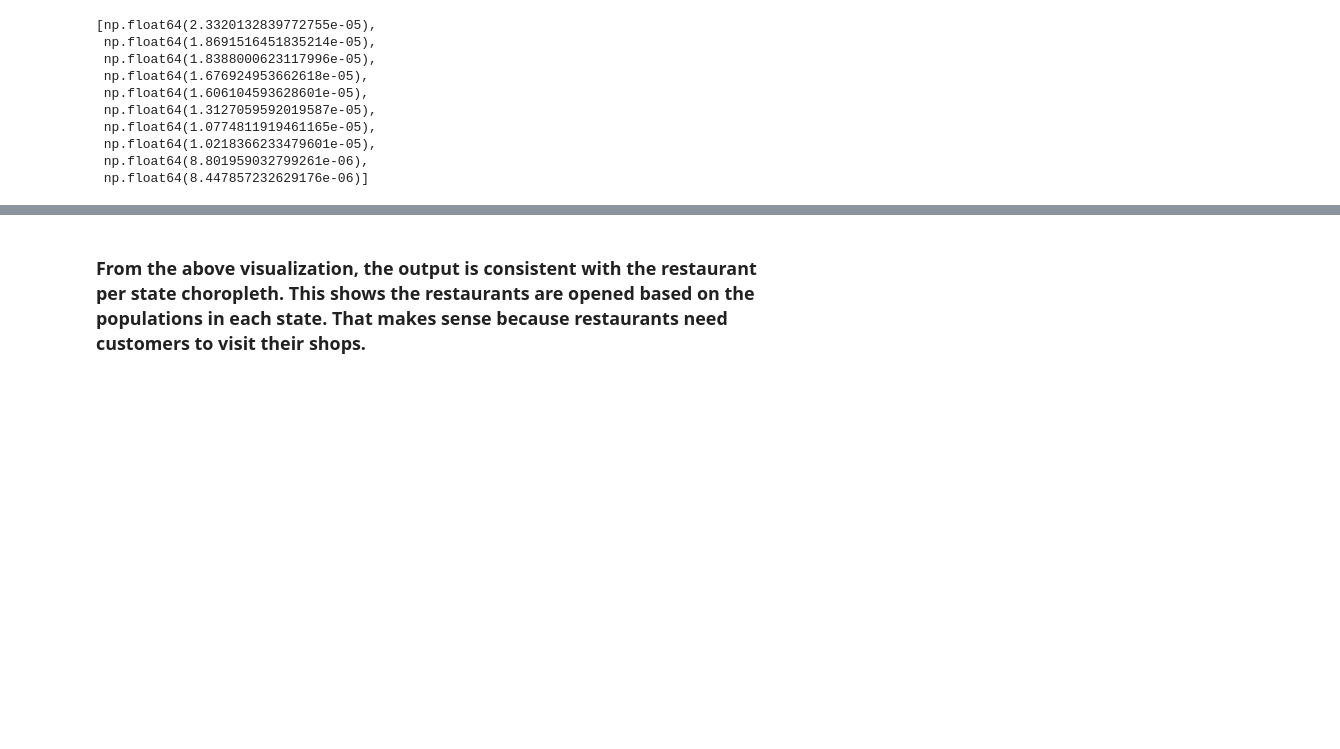
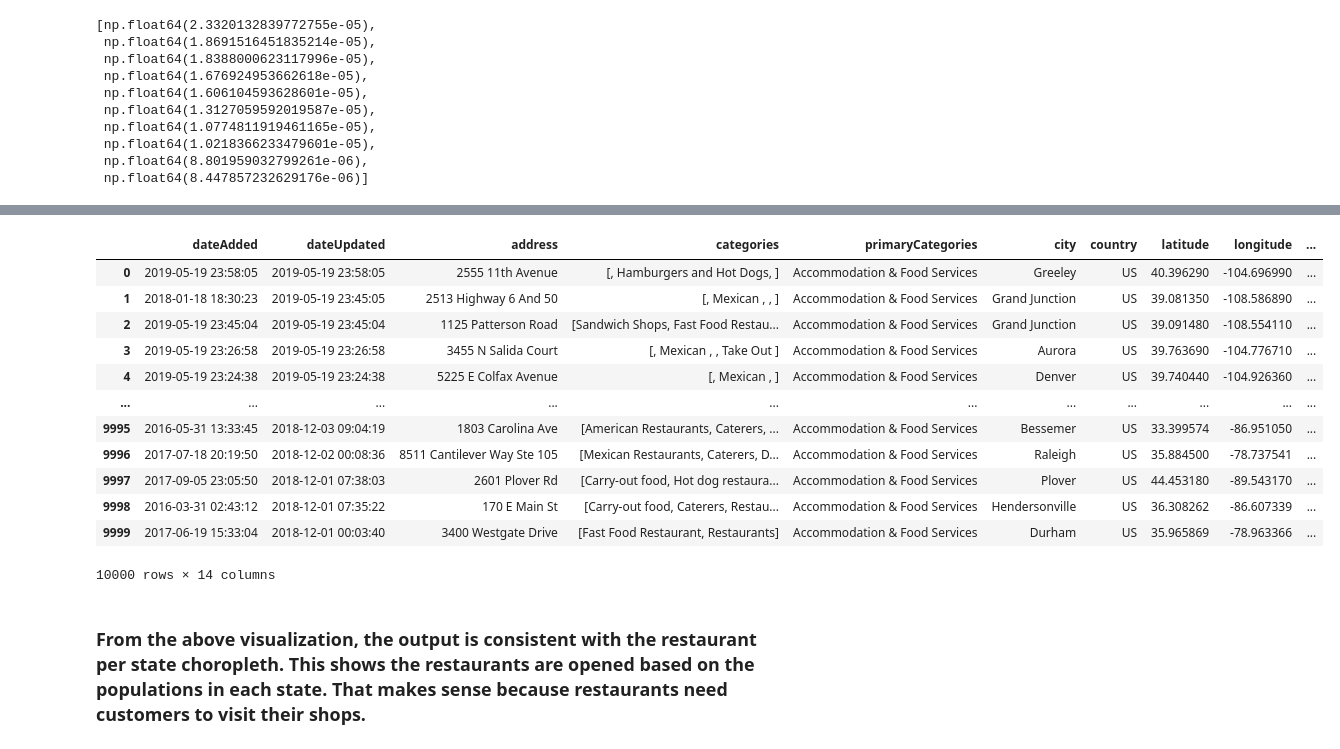
Before and after one commit to damiatus/TallerDeVisua, a Jupyter notebook: Presentacion1/DataAlternativa/explore-american-fast-food-restaurants-data.ipynb, the cells around one changed output, grey strips where cells are left out. Drawn from its saved outputs; the diff is of its cells as text; code cells hidden in the pictures; blank space fills up the shorter version.

```diff
--- a/Presentacion1/DataAlternativa/explore-american-fast-food-restaurants-data.ipynb
+++ b/Presentacion1/DataAlternativa/explore-american-fast-food-restaurants-data.ipynb
@@ -1365,3 +1368,19 @@ iplot(dict(data=data, layout=layout))
+# %%
+fastfood_data
+# %% [output]
+|  | dateAdded | dateUpdated | address | categories | primaryCategories | city | country | latitude | longitude | ... |
+| 0 | 2019-05-19 23:58:05 | 2019-05-19 23:58:05 | 2555 11th Avenue | [, Hamburgers and Hot Dogs, ] | Accommodation & Food Services | Greeley | US | 40.396290 | -104.696990 | ... |
+| 1 | 2018-01-18 18:30:23 | 2019-05-19 23:45:05 | 2513 Highway 6 And 50 | [, Mexican , , ] | Accommodation & Food Services | Grand Junction | US | 39.081350 | -108.586890 | ... |
+| 2 | 2019-05-19 23:45:04 | 2019-05-19 23:45:04 | 1125 Patterson Road | [Sandwich Shops, Fast Food Restau... | Accommodation & Food Services | Grand Junction | US | 39.091480 | -108.554110 | ... |
+| 3 | 2019-05-19 23:26:58 | 2019-05-19 23:26:58 | 3455 N Salida Court | [, Mexican , , Take Out ] | Accommodation & Food Services | Aurora | US | 39.763690 | -104.776710 | ... |
+| 4 | 2019-05-19 23:24:38 | 2019-05-19 23:24:38 | 5225 E Colfax Avenue | [, Mexican , ] | Accommodation & Food Services | Denver | US | 39.740440 | -104.926360 | ... |
+| ... | ... | ... | ... | ... | ... | ... | ... | ... | ... | ... |
+| 9995 | 2016-05-31 13:33:45 | 2018-12-03 09:04:19 | 1803 Carolina Ave | [American Restaurants, Caterers, ... | Accommodation & Food Services | Bessemer | US | 33.399574 | -86.951050 | ... |
+| 9996 | 2017-07-18 20:19:50 | 2018-12-02 00:08:36 | 8511 Cantilever Way Ste 105 | [Mexican Restaurants, Caterers, D... | Accommodation & Food Services | Raleigh | US | 35.884500 | -78.737541 | ... |
+| 9997 | 2017-09-05 23:05:50 | 2018-12-01 07:38:03 | 2601 Plover Rd | [Carry-out food, Hot dog restaura... | Accommodation & Food Services | Plover | US | 44.453180 | -89.543170 | ... |
+| 9998 | 2016-03-31 02:43:12 | 2018-12-01 07:35:22 | 170 E Main St | [Carry-out food, Caterers, Restau... | Accommodation & Food Services | Hendersonville | US | 36.308262 | -86.607339 | ... |
+| 9999 | 2017-06-19 15:33:04 | 2018-12-01 00:03:40 | 3400 Westgate Drive | [Fast Food Restaurant, Restaurants] | Accommodation & Food Services | Durham | US | 35.965869 | -78.963366 | ... |
+10000 rows × 14 columns
 # %% [markdown]
 ### From the above visualization, the output is consistent with the restaurant per state choropleth. This shows the restaurants are opened based on the populations in each state. That makes sense because restaurants need customers to visit their shops.
 # %% [markdown]
```
Also changed, not shown: parts of 4 cells of this notebook, 2 other files.
